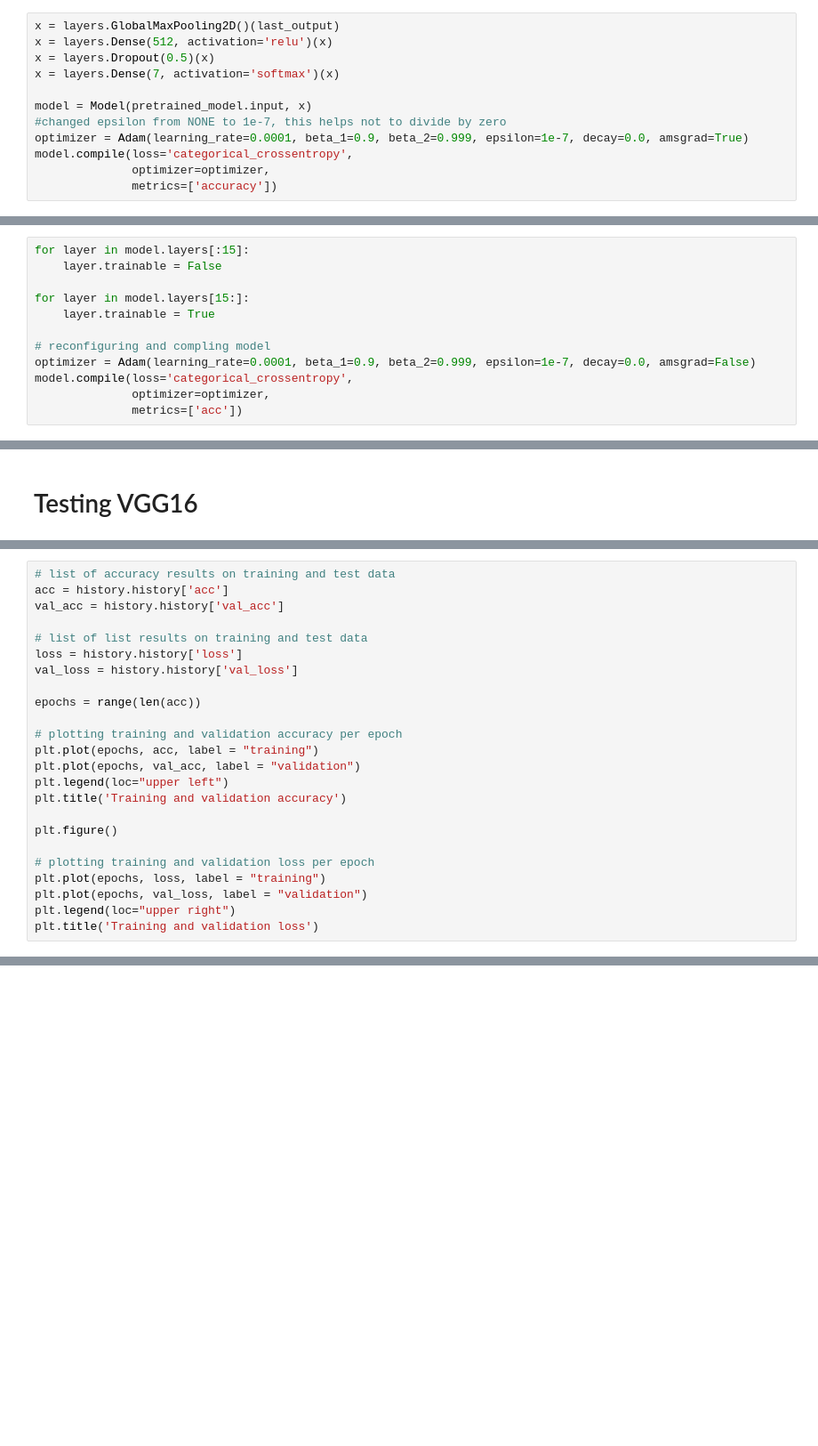
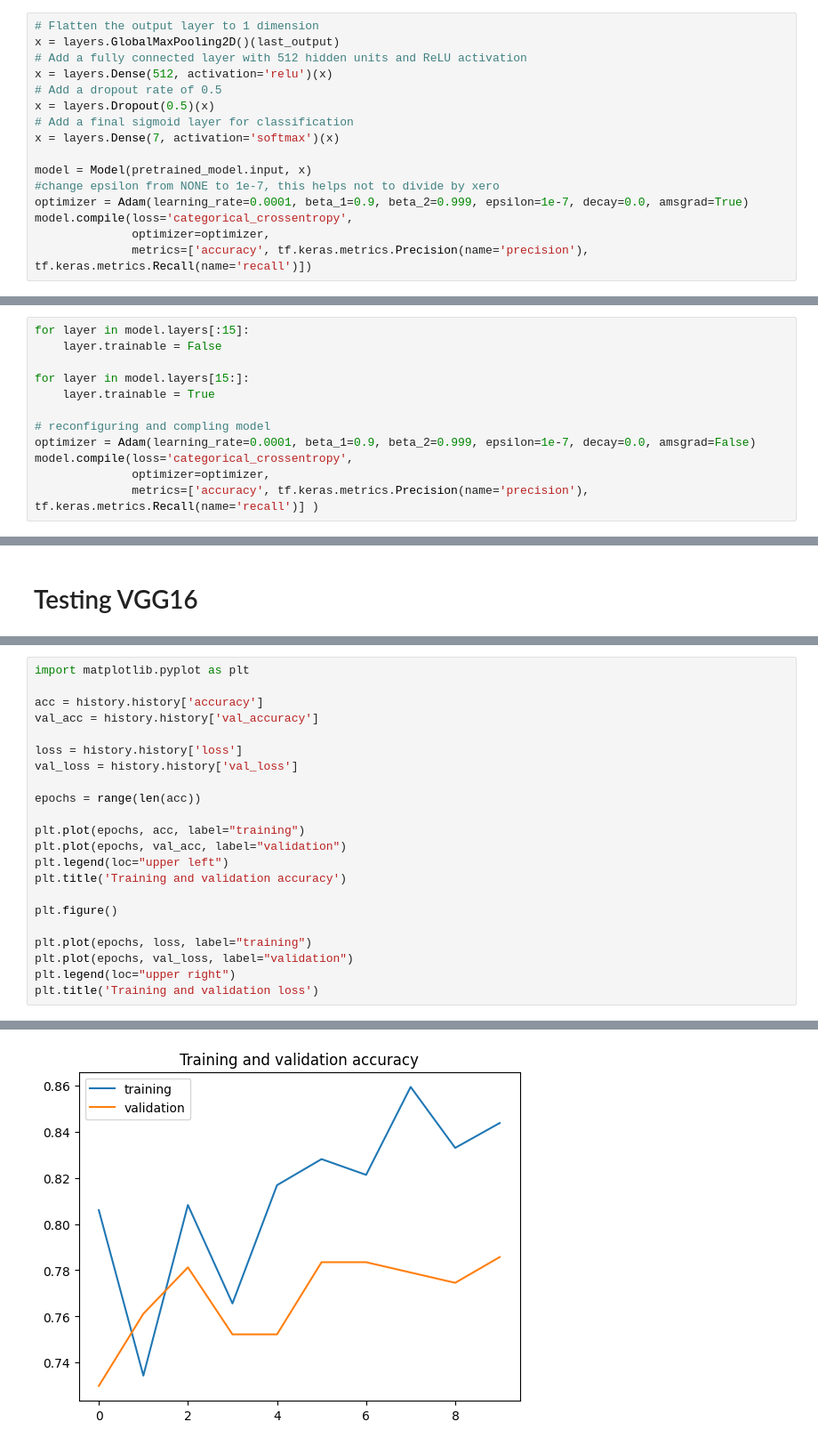
Before and after one commit to SajedHamdan09/skin-cancer-detection, a Jupyter notebook: CNN/VGG16.ipynb, the cells around one changed output, grey strips where cells are left out. Shown at 89% size. Drawn from its saved outputs; the diff is of its cells as text; blank space fills up the shorter version.

```diff
--- a/CNN/VGG16.ipynb
+++ b/CNN/VGG16.ipynb
@@ -46,15 +69,19 @@ last_output = last_layer.output
 # %%
+# Flatten the output layer to 1 dimension
 x = layers.GlobalMaxPooling2D()(last_output)
+# Add a fully connected layer with 512 hidden units and ReLU activation
 x = layers.Dense(512, activation='relu')(x)
+# Add a dropout rate of 0.5
 x = layers.Dropout(0.5)(x)
+# Add a final sigmoid layer for classification
 x = layers.Dense(7, activation='softmax')(x)
 
 model = Model(pretrained_model.input, x)
-#changed epsilon from NONE to 1e-7, this helps not to divide by zero
+#change epsilon from NONE to 1e-7, this helps not to divide by xero
 optimizer = Adam(learning_rate=0.0001, beta_1=0.9, beta_2=0.999, epsilon=1e-7, decay=0.0, amsgrad=True)
 model.compile(loss='categorical_crossentropy',
               optimizer=optimizer,
-              metrics=['accuracy'])
+              metrics=['accuracy', tf.keras.metrics.Precision(name='precision'), tf.keras.metrics.Recall(name='recall')])
 # %%
 train_datagenerator = ImageDataGenerator(rotation_range=60, width_shift_range=0.2, height_shift_range=0.2,
                                    shear_range=0.2, zoom_range=0.2, fill_mode='nearest')
@@ -91,4 +118,4 @@ for layer in model.layers[15:]:
 optimizer = Adam(learning_rate=0.0001, beta_1=0.9, beta_2=0.999, epsilon=1e-7, decay=0.0, amsgrad=False)
 model.compile(loss='categorical_crossentropy',
               optimizer=optimizer,
-              metrics=['acc'])
+              metrics=['accuracy', tf.keras.metrics.Precision(name='precision'), tf.keras.metrics.Recall(name='recall')] )
@@ -128,24 +195,23 @@ model.save("VGG16.h5")
 # %%
-# list of accuracy results on training and test data
-acc = history.history['acc']
-val_acc = history.history['val_acc']
+import matplotlib.pyplot as plt
 
-# list of list results on training and test data
+acc = history.history['accuracy']
+val_acc = history.history['val_accuracy']
+
 loss = history.history['loss']
 val_loss = history.history['val_loss']
 
 epochs = range(len(acc))
 
-# plotting training and validation accuracy per epoch
-plt.plot(epochs, acc, label = "training")
-plt.plot(epochs, val_acc, label = "validation")
+plt.plot(epochs, acc, label="training")
+plt.plot(epochs, val_acc, label="validation")
 plt.legend(loc="upper left")
 plt.title('Training and validation accuracy')
 
 plt.figure()
 
-# plotting training and validation loss per epoch
-plt.plot(epochs, loss, label = "training")
-plt.plot(epochs, val_loss, label = "validation")
+plt.plot(epochs, loss, label="training")
+plt.plot(epochs, val_loss, label="validation")
 plt.legend(loc="upper right")
 plt.title('Training and validation loss')
+# %% [output]
@@ -151,0 +219 @@ plt.title('Training and validation loss')
+[figure, added]
```
Also changed, not shown: parts of 8 cells of this notebook.
